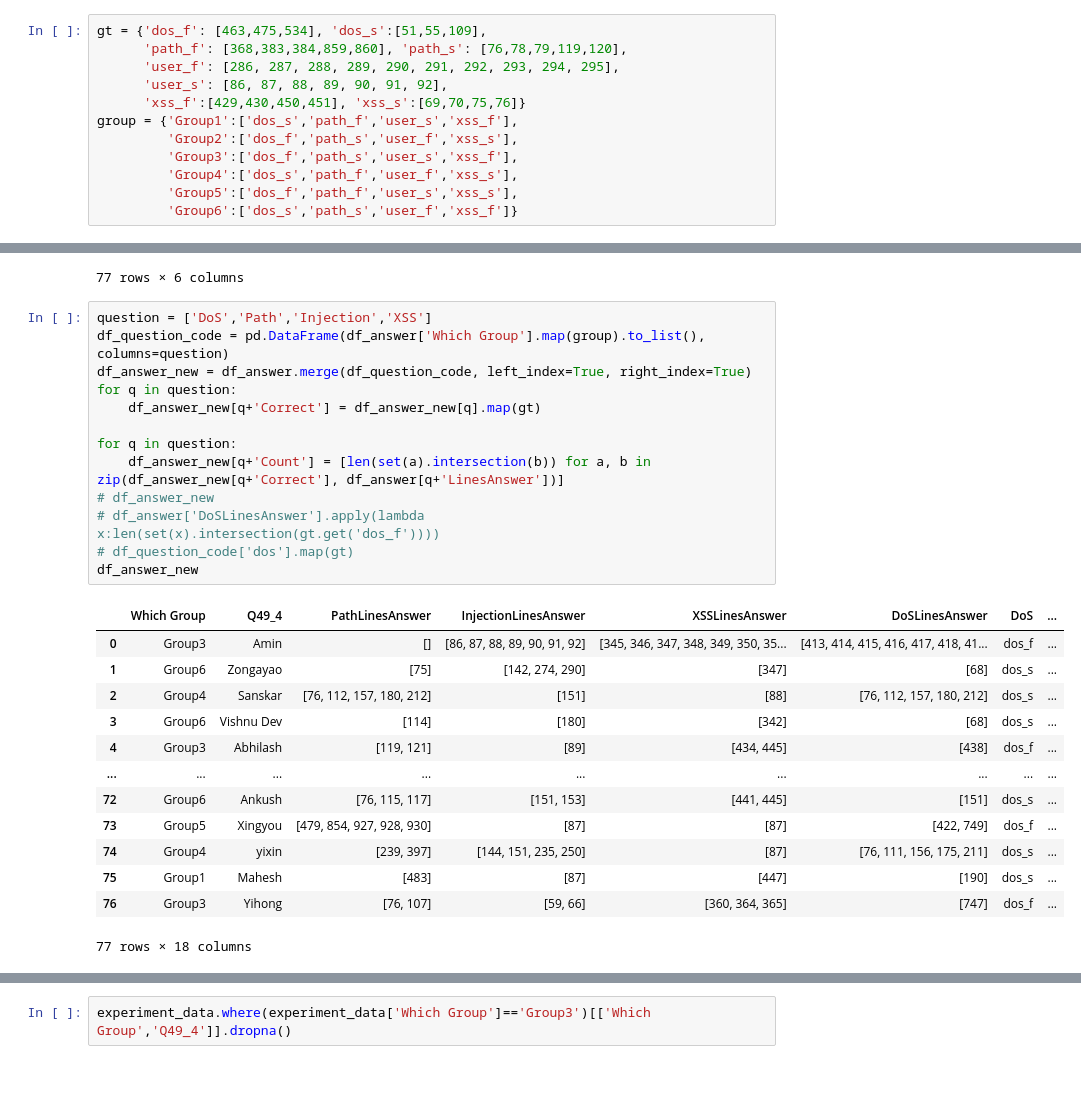
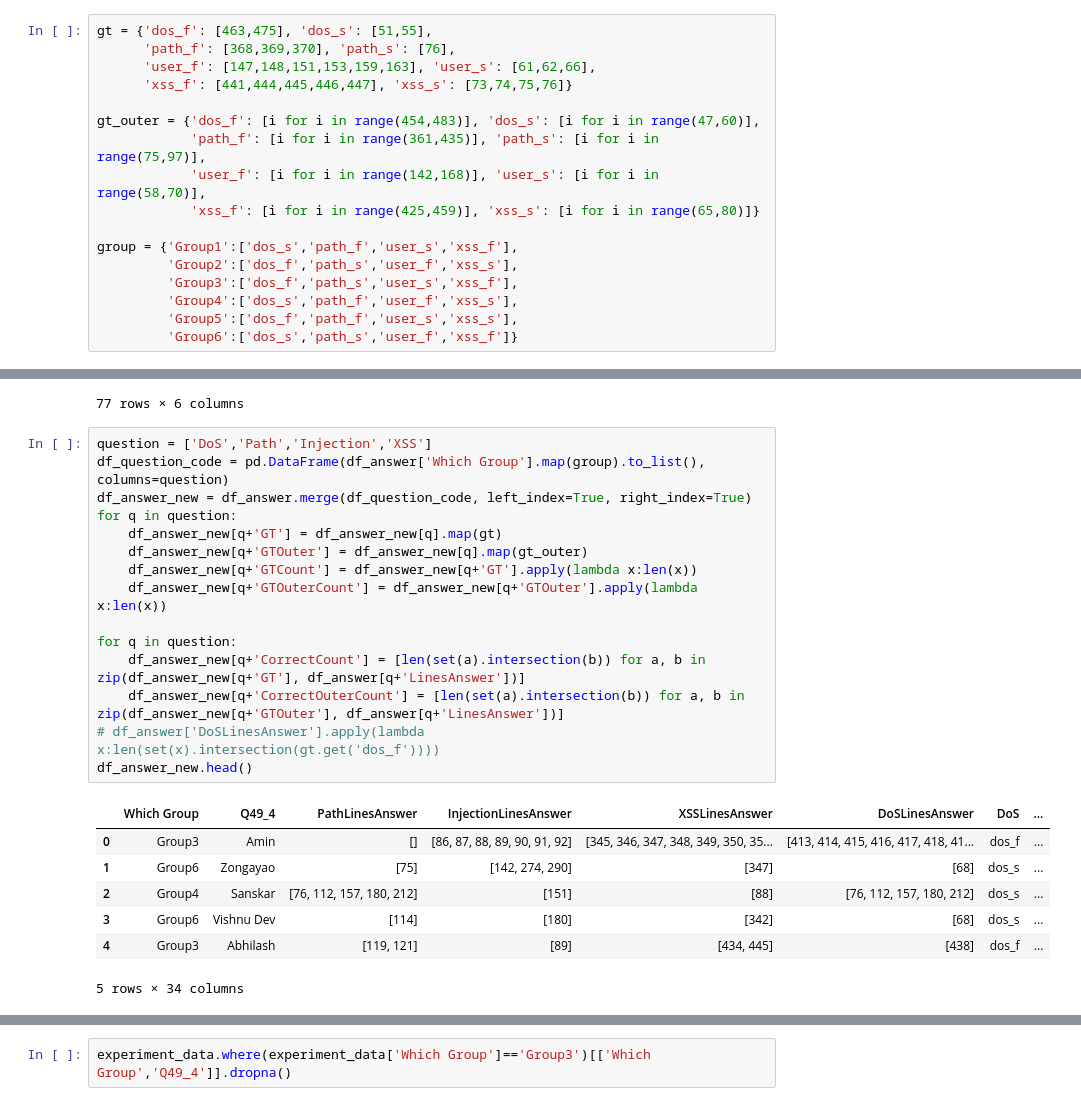
Before and after one commit to HarryZhangHH/SecurityMeasurementExperiment, a Jupyter notebook: assignment2/experiment.ipynb, the cells around one changed output, grey strips where cells are left out. Cells and saved outputs as stored; diff of their text form; blank space fills up the shorter version.

```diff
--- a/assignment2/experiment.ipynb
+++ b/assignment2/experiment.ipynb
@@ -45,11 +45,16 @@ Gropu4: dos_s.java; path_f.java; user_f.java; xss_s.java <br />
 Gropu5: dos_f.java; path_f.java; user_s.java; xss_s.java <br />
 Gropu4: dos_s.java; path_s.java; user_f.java; xss_f.java <br />
 # %%
-gt = {'dos_f': [463,475,534], 'dos_s':[51,55,109],
-      'path_f': [368,383,384,859,860], 'path_s': [76,78,79,119,120],
-      'user_f': [286, 287, 288, 289, 290, 291, 292, 293, 294, 295],
-      'user_s': [86, 87, 88, 89, 90, 91, 92],
-      'xss_f':[429,430,450,451], 'xss_s':[69,70,75,76]}
+gt = {'dos_f': [463,475], 'dos_s': [51,55],
+      'path_f': [368,369,370], 'path_s': [76],
+      'user_f': [147,148,151,153,159,163], 'user_s': [61,62,66],
+      'xss_f': [441,444,445,446,447], 'xss_s': [73,74,75,76]}
+
+gt_outer = {'dos_f': [i for i in range(454,483)], 'dos_s': [i for i in range(47,60)],
+            'path_f': [i for i in range(361,435)], 'path_s': [i for i in range(75,97)],
+            'user_f': [i for i in range(142,168)], 'user_s': [i for i in range(58,70)],
+            'xss_f': [i for i in range(425,459)], 'xss_s': [i for i in range(65,80)]}
+
 group = {'Group1':['dos_s','path_f','user_s','xss_f'],
          'Group2':['dos_f','path_s','user_f','xss_s'],
          'Group3':['dos_f','path_s','user_s','xss_f'],
@@ -209,27 +222,23 @@ DoSLines
 # %%
 question = ['DoS','Path','Injection','XSS']
 df_question_code = pd.DataFrame(df_answer['Which Group'].map(group).to_list(), columns=question)
 df_answer_new = df_answer.merge(df_question_code, left_index=True, right_index=True)
 for q in question:
-    df_answer_new[q+'Correct'] = df_answer_new[q].map(gt)
+    df_answer_new[q+'GT'] = df_answer_new[q].map(gt)
+    df_answer_new[q+'GTOuter'] = df_answer_new[q].map(gt_outer)
+    df_answer_new[q+'GTCount'] = df_answer_new[q+'GT'].apply(lambda x:len(x))
+    df_answer_new[q+'GTOuterCount'] = df_answer_new[q+'GTOuter'].apply(lambda x:len(x))
 
 for q in question:
-    df_answer_new[q+'Count'] = [len(set(a).intersection(b)) for a, b in zip(df_answer_new[q+'Correct'], df_answer[q+'LinesAnswer'])]
-# df_answer_new
+    df_answer_new[q+'CorrectCount'] = [len(set(a).intersection(b)) for a, b in zip(df_answer_new[q+'GT'], df_answer[q+'LinesAnswer'])]
+    df_answer_new[q+'CorrectOuterCount'] = [len(set(a).intersection(b)) for a, b in zip(df_answer_new[q+'GTOuter'], df_answer[q+'LinesAnswer'])]
 # df_answer['DoSLinesAnswer'].apply(lambda x:len(set(x).intersection(gt.get('dos_f'))))
-# df_question_code['dos'].map(gt)
-df_answer_new
+df_answer_new.head()
 # %% [output]
 |  | Which Group | Q49_4 | PathLinesAnswer | InjectionLinesAnswer | XSSLinesAnswer | DoSLinesAnswer | DoS | ... |
 | 0 | Group3 | Amin | [] | [86, 87, 88, 89, 90, 91, 92] | [345, 346, 347, 348, 349, 350, 35... | [413, 414, 415, 416, 417, 418, 41... | dos_f | ... |
 | 1 | Group6 | Zongayao | [75] | [142, 274, 290] | [347] | [68] | dos_s | ... |
 | 2 | Group4 | Sanskar | [76, 112, 157, 180, 212] | [151] | [88] | [76, 112, 157, 180, 212] | dos_s | ... |
 | 3 | Group6 | Vishnu Dev | [114] | [180] | [342] | [68] | dos_s | ... |
 | 4 | Group3 | Abhilash | [119, 121] | [89] | [434, 445] | [438] | dos_f | ... |
-| ... | ... | ... | ... | ... | ... | ... | ... | ... |
-| 72 | Group6 | Ankush | [76, 115, 117] | [151, 153] | [441, 445] | [151] | dos_s | ... |
-| 73 | Group5 | Xingyou | [479, 854, 927, 928, 930] | [87] | [87] | [422, 749] | dos_f | ... |
-| 74 | Group4 | yixin | [239, 397] | [144, 151, 235, 250] | [87] | [76, 111, 156, 175, 211] | dos_s | ... |
-| 75 | Group1 | Mahesh | [483] | [87] | [447] | [190] | dos_s | ... |
-| 76 | Group3 | Yihong | [76, 107] | [59, 66] | [360, 364, 365] | [747] | dos_f | ... |
-77 rows × 18 columns
+5 rows × 34 columns
```
Also changed, not shown: parts of 19 cells of this notebook.
